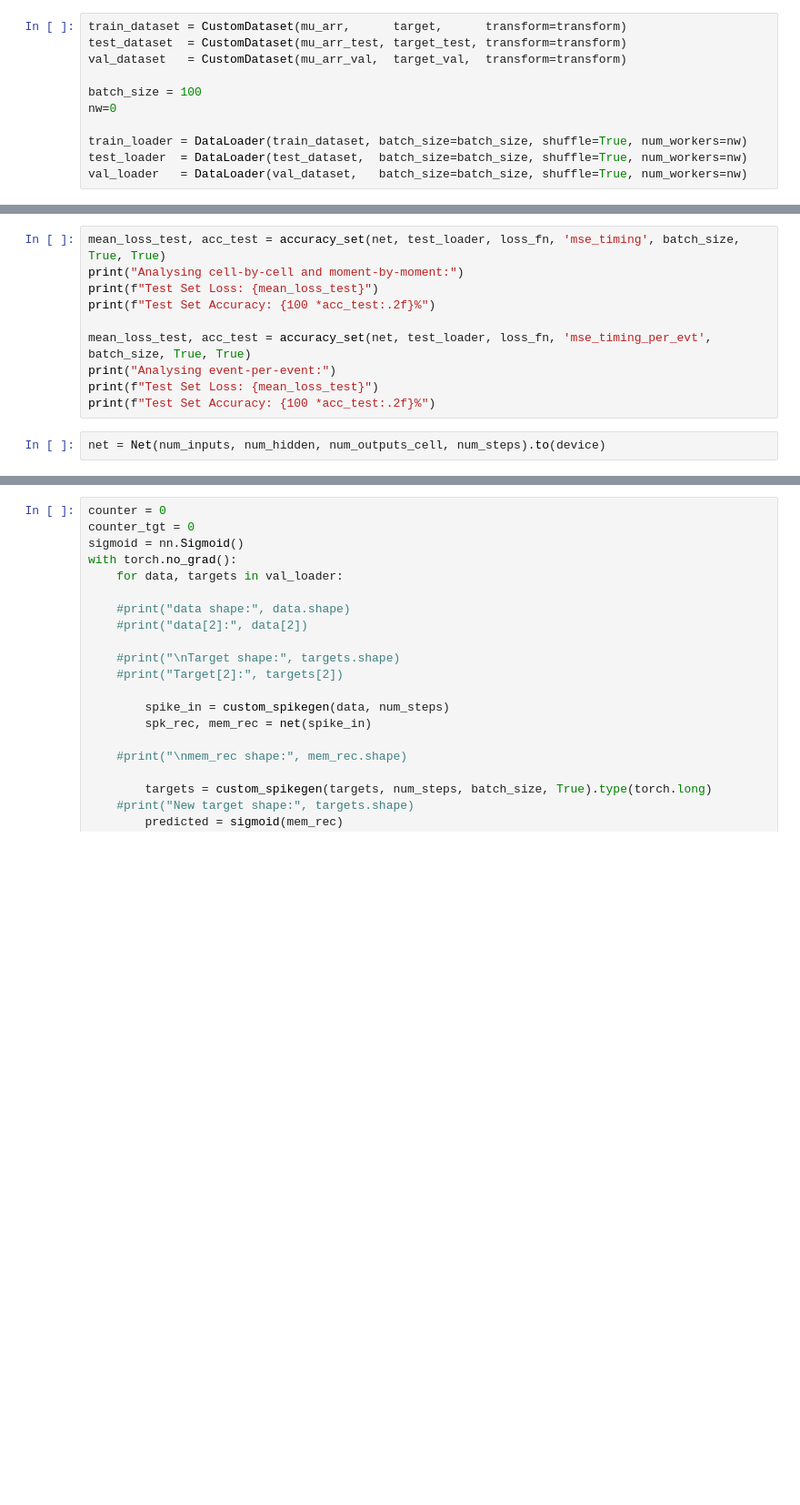
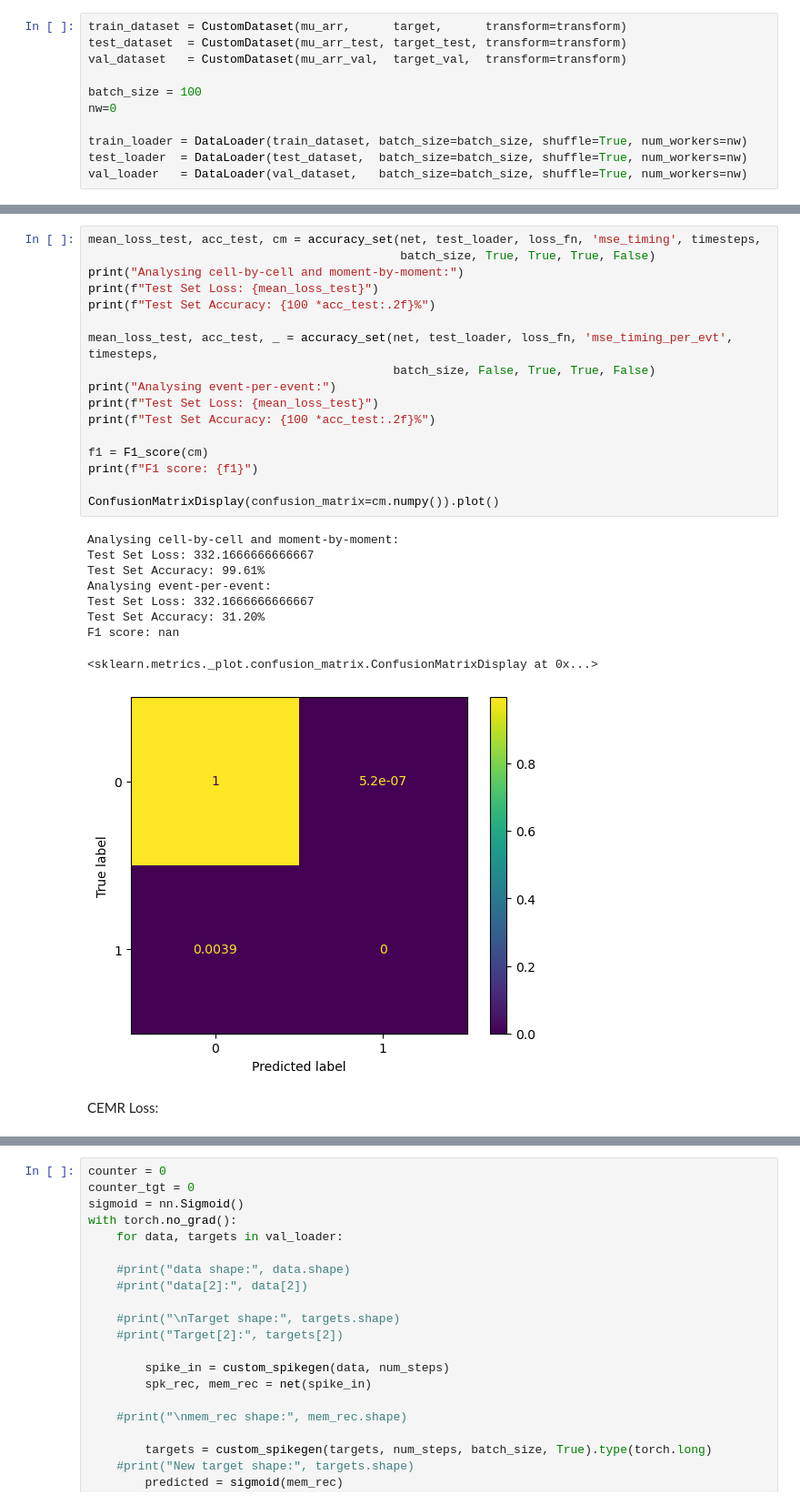
Before and after one commit to enlupi/SNN-MUC, a Jupyter notebook: SNN/SNN_Classifier.ipynb, the cells around one changed output, grey strips where cells are left out. Shown at 91% size. Cells and saved outputs as stored; diff of their text form; blank space fills up the shorter version.

```diff
--- a/SNN/SNN_Classifier.ipynb
+++ b/SNN/SNN_Classifier.ipynb
@@ -1026,12 +1087,29 @@ plt.show()
 # %%
-mean_loss_test, acc_test = accuracy_set(net, test_loader, loss_fn, 'mse_timing', batch_size, True, True)
+mean_loss_test, acc_test, cm = accuracy_set(net, test_loader, loss_fn, 'mse_timing', timesteps,
+                                            batch_size, True, True, True, False)
 print("Analysing cell-by-cell and moment-by-moment:")
 print(f"Test Set Loss: {mean_loss_test}")
 print(f"Test Set Accuracy: {100 *acc_test:.2f}%")
 
-mean_loss_test, acc_test = accuracy_set(net, test_loader, loss_fn, 'mse_timing_per_evt', batch_size, True, True)
+mean_loss_test, acc_test, _ = accuracy_set(net, test_loader, loss_fn, 'mse_timing_per_evt', timesteps,
+                                           batch_size, False, True, True, False)
 print("Analysing event-per-event:")
 print(f"Test Set Loss: {mean_loss_test}")
 print(f"Test Set Accuracy: {100 *acc_test:.2f}%")
+
+f1 = F1_score(cm)
+print(f"F1 score: {f1}")
+
+ConfusionMatrixDisplay(confusion_matrix=cm.numpy()).plot()
+# %% [output]
+Analysing cell-by-cell and moment-by-moment:
+Test Set Loss: 332.1666666666667
+Test Set Accuracy: 99.61%
+Analysing event-per-event:
+Test Set Loss: 332.1666666666667
+Test Set Accuracy: 31.20%
+F1 score: nan
+<sklearn.metrics._plot.confusion_matrix.ConfusionMatrixDisplay at 0x...>
+[figure, added]
-# %%
-net = Net(num_inputs, num_hidden, num_outputs_cell, num_steps).to(device)
+# %% [markdown]
+CEMR Loss:
```
Also changed, not shown: parts of 28 cells of this notebook.
